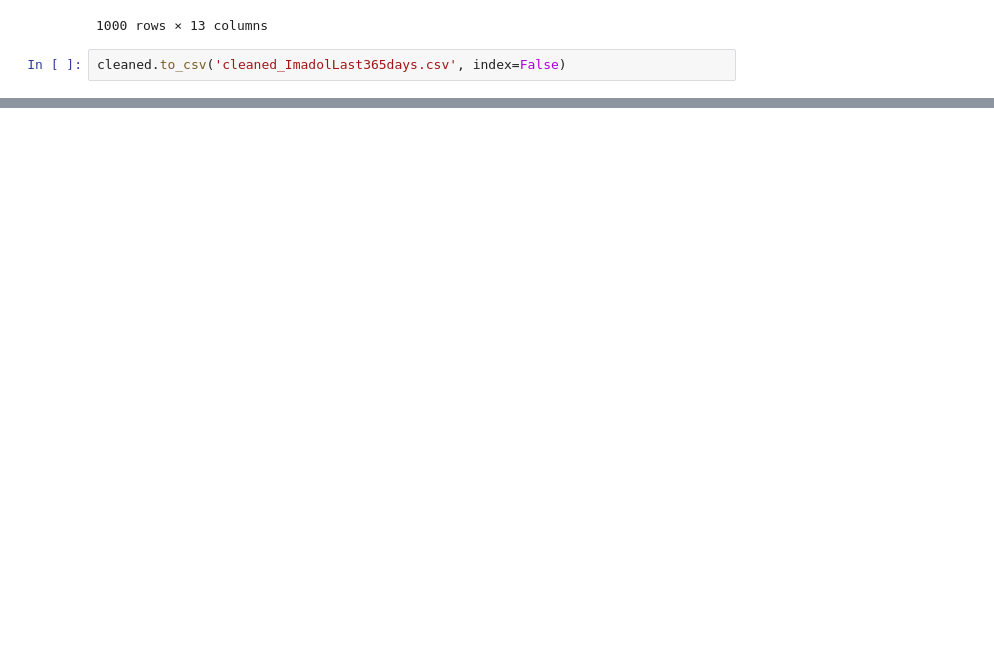
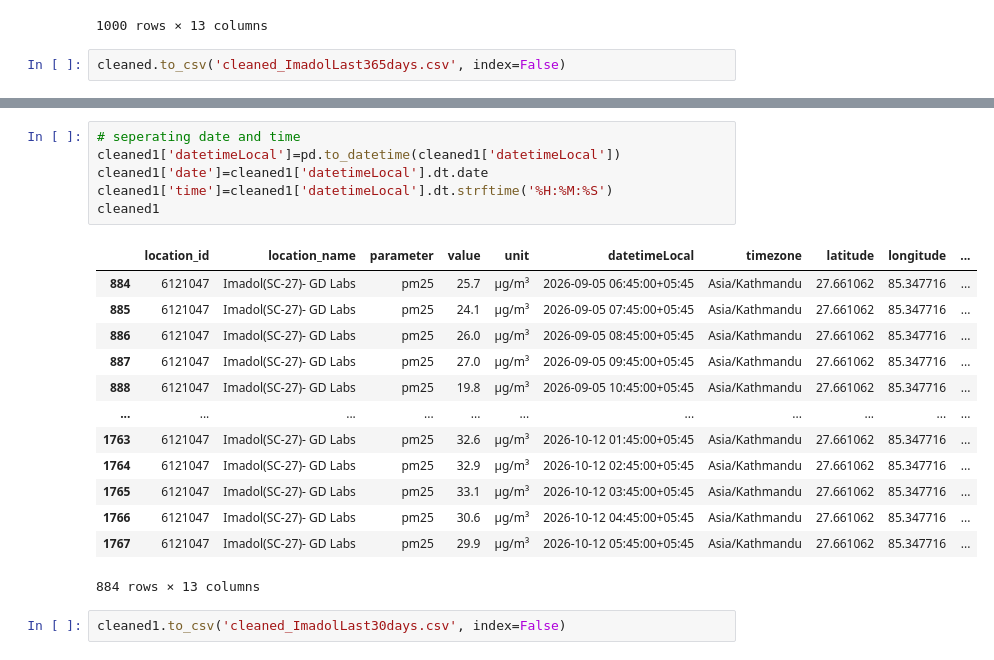
Before and after one commit to Laxmination/Kathmandu-PM2.5-Forecasting, a Jupyter notebook: OpenAQdatasetCleaning/Imadol Data Cleaning.ipynb, the cells around one changed output, grey strips where cells are left out. Drawn from its saved outputs; the diff is of its cells as text; blank space fills up the shorter version.

```diff
--- a/OpenAQdatasetCleaning/Imadol Data Cleaning.ipynb
+++ b/OpenAQdatasetCleaning/Imadol Data Cleaning.ipynb
@@ -107,0 +187,22 @@ cleaned.to_csv('cleaned_ImadolLast365days.csv', index=False)
+# %%
+# seperating date and time
+cleaned1['datetimeLocal']=pd.to_datetime(cleaned1['datetimeLocal'])
+cleaned1['date']=cleaned1['datetimeLocal'].dt.date
+cleaned1['time']=cleaned1['datetimeLocal'].dt.strftime('%H:%M:%S')
+cleaned1
+# %% [output]
+|  | location_id | location_name | parameter | value | unit | datetimeLocal | timezone | latitude | longitude | ... |
+| 884 | 6121047 | Imadol(SC-27)- GD Labs | pm25 | 25.7 | µg/m³ | 2026-09-05 06:45:00+05:45 | Asia/Kathmandu | 27.661062 | 85.347716 | ... |
+| 885 | 6121047 | Imadol(SC-27)- GD Labs | pm25 | 24.1 | µg/m³ | 2026-09-05 07:45:00+05:45 | Asia/Kathmandu | 27.661062 | 85.347716 | ... |
+| 886 | 6121047 | Imadol(SC-27)- GD Labs | pm25 | 26.0 | µg/m³ | 2026-09-05 08:45:00+05:45 | Asia/Kathmandu | 27.661062 | 85.347716 | ... |
+| 887 | 6121047 | Imadol(SC-27)- GD Labs | pm25 | 27.0 | µg/m³ | 2026-09-05 09:45:00+05:45 | Asia/Kathmandu | 27.661062 | 85.347716 | ... |
+| 888 | 6121047 | Imadol(SC-27)- GD Labs | pm25 | 19.8 | µg/m³ | 2026-09-05 10:45:00+05:45 | Asia/Kathmandu | 27.661062 | 85.347716 | ... |
+| ... | ... | ... | ... | ... | ... | ... | ... | ... | ... | ... |
+| 1763 | 6121047 | Imadol(SC-27)- GD Labs | pm25 | 32.6 | µg/m³ | 2026-10-12 01:45:00+05:45 | Asia/Kathmandu | 27.661062 | 85.347716 | ... |
+| 1764 | 6121047 | Imadol(SC-27)- GD Labs | pm25 | 32.9 | µg/m³ | 2026-10-12 02:45:00+05:45 | Asia/Kathmandu | 27.661062 | 85.347716 | ... |
+| 1765 | 6121047 | Imadol(SC-27)- GD Labs | pm25 | 33.1 | µg/m³ | 2026-10-12 03:45:00+05:45 | Asia/Kathmandu | 27.661062 | 85.347716 | ... |
+| 1766 | 6121047 | Imadol(SC-27)- GD Labs | pm25 | 30.6 | µg/m³ | 2026-10-12 04:45:00+05:45 | Asia/Kathmandu | 27.661062 | 85.347716 | ... |
+| 1767 | 6121047 | Imadol(SC-27)- GD Labs | pm25 | 29.9 | µg/m³ | 2026-10-12 05:45:00+05:45 | Asia/Kathmandu | 27.661062 | 85.347716 | ... |
+884 rows × 13 columns
+# %%
+cleaned1.to_csv('cleaned_ImadolLast30days.csv', index=False)
```
Also changed, not shown: parts of 6 cells of this notebook, 1 other file.
